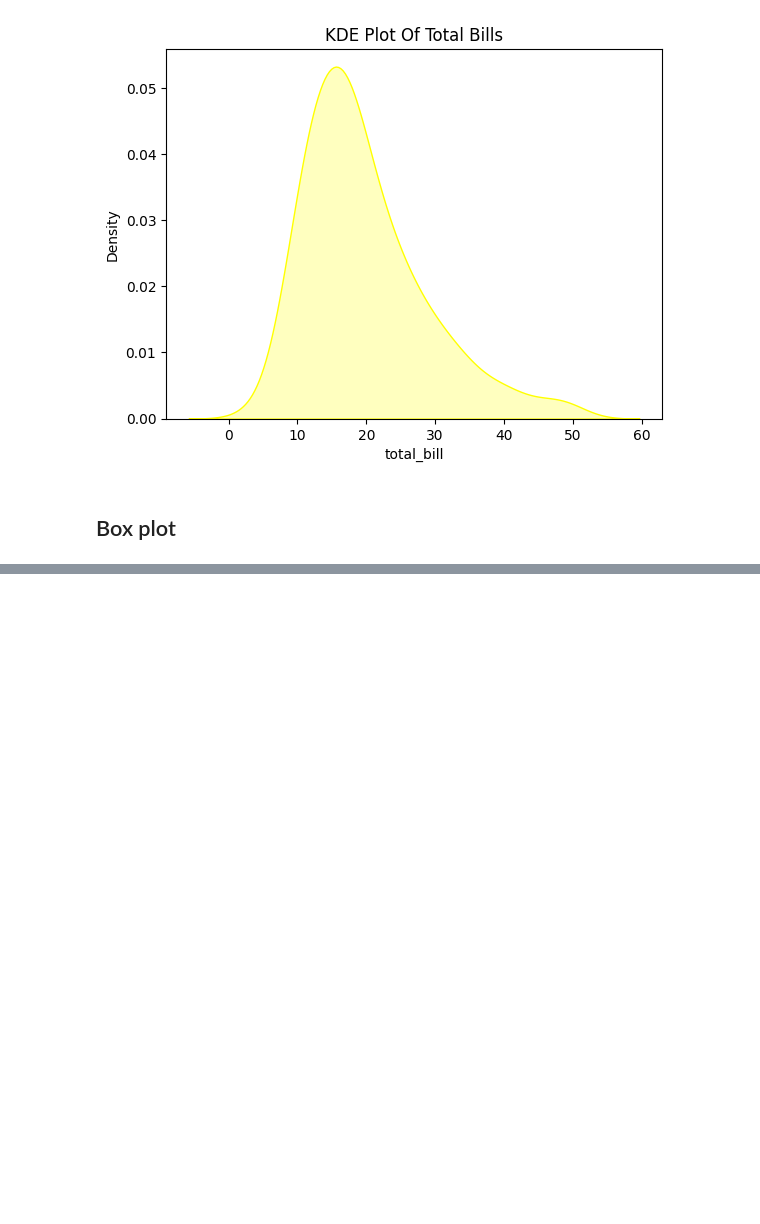
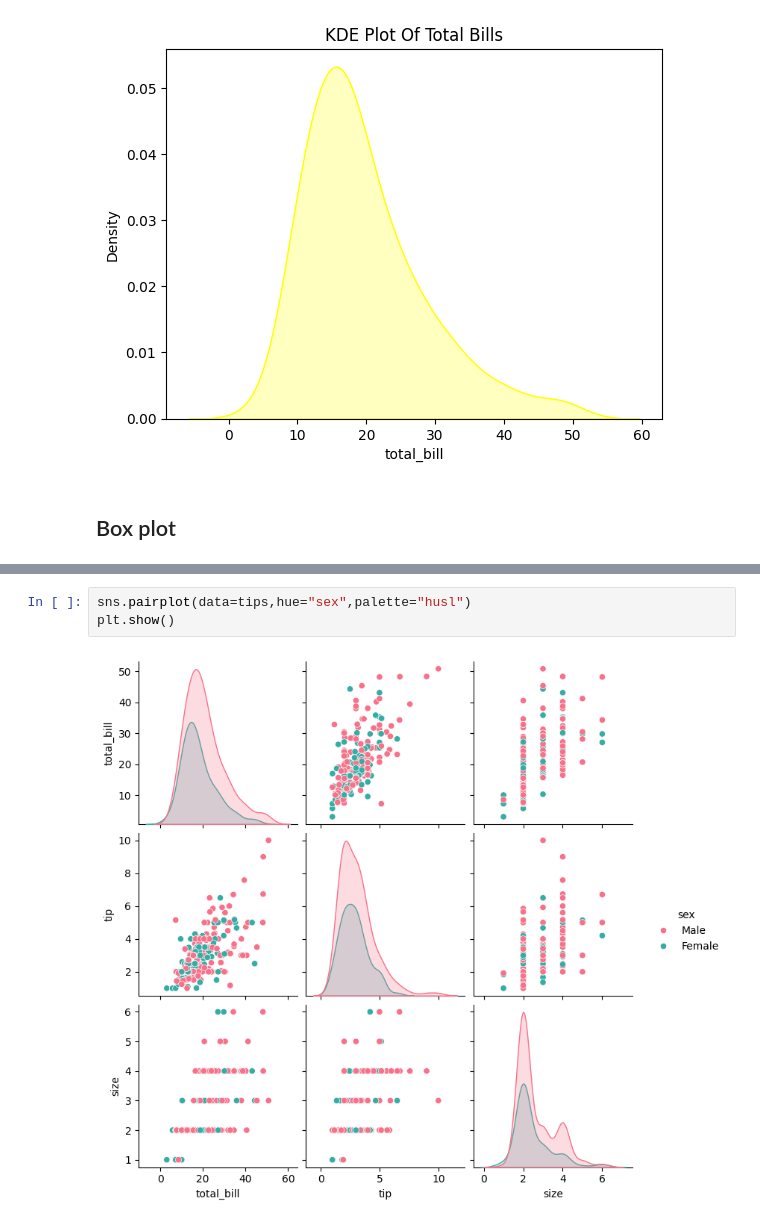
Before and after one commit to manivenkatasai9494/tekworks, a Jupyter notebook: DV/seabrrnn.ipynb, the cells around one changed output, grey strips where cells are left out. Cells and saved outputs as stored; diff of their text form; blank space fills up the shorter version.

```diff
--- a/DV/seabrrnn.ipynb
+++ b/DV/seabrrnn.ipynb
@@ -76,0 +89,5 @@ Passing `palette` without assigning `hue` is deprecated and will be removed in v
+# %%
+sns.pairplot(data=tips,hue="sex",palette="husl")
+plt.show()
+# %% [output]
+[figure, added]
```
Also changed, not shown: parts of 5 cells of this notebook, 27 other files.
